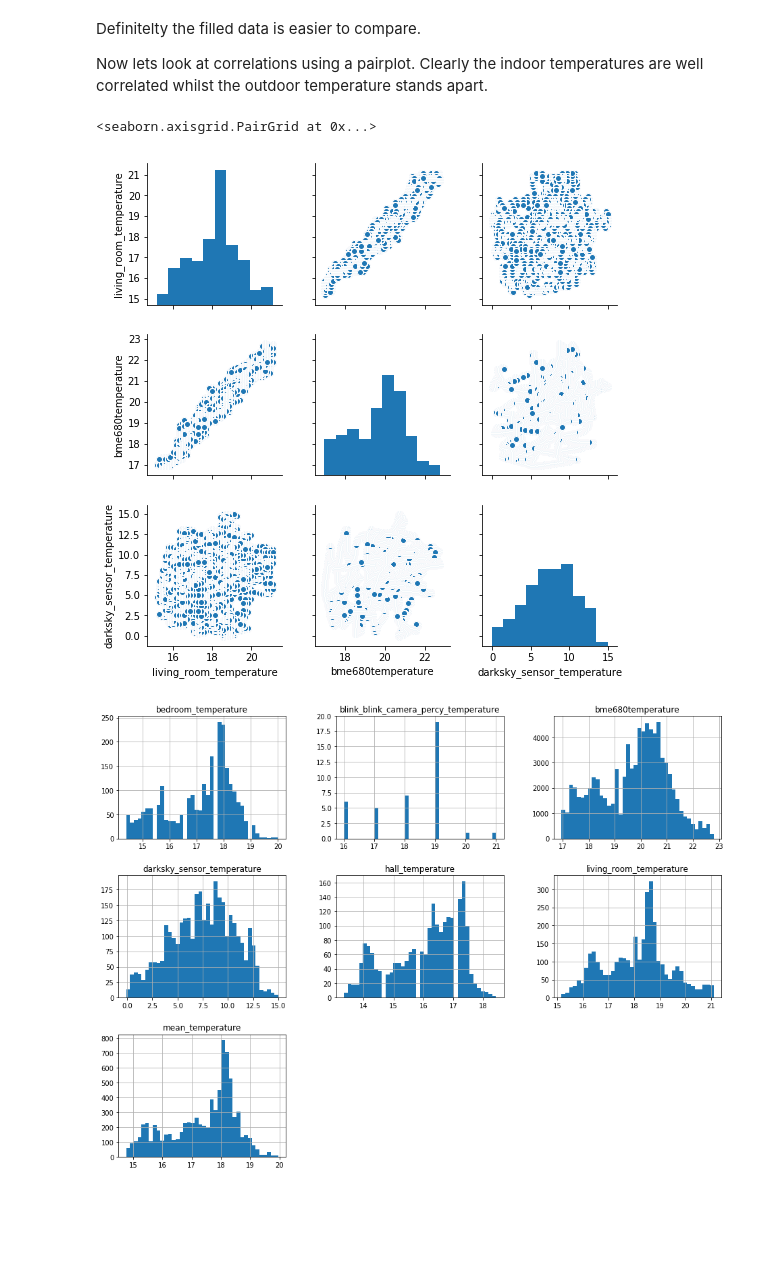
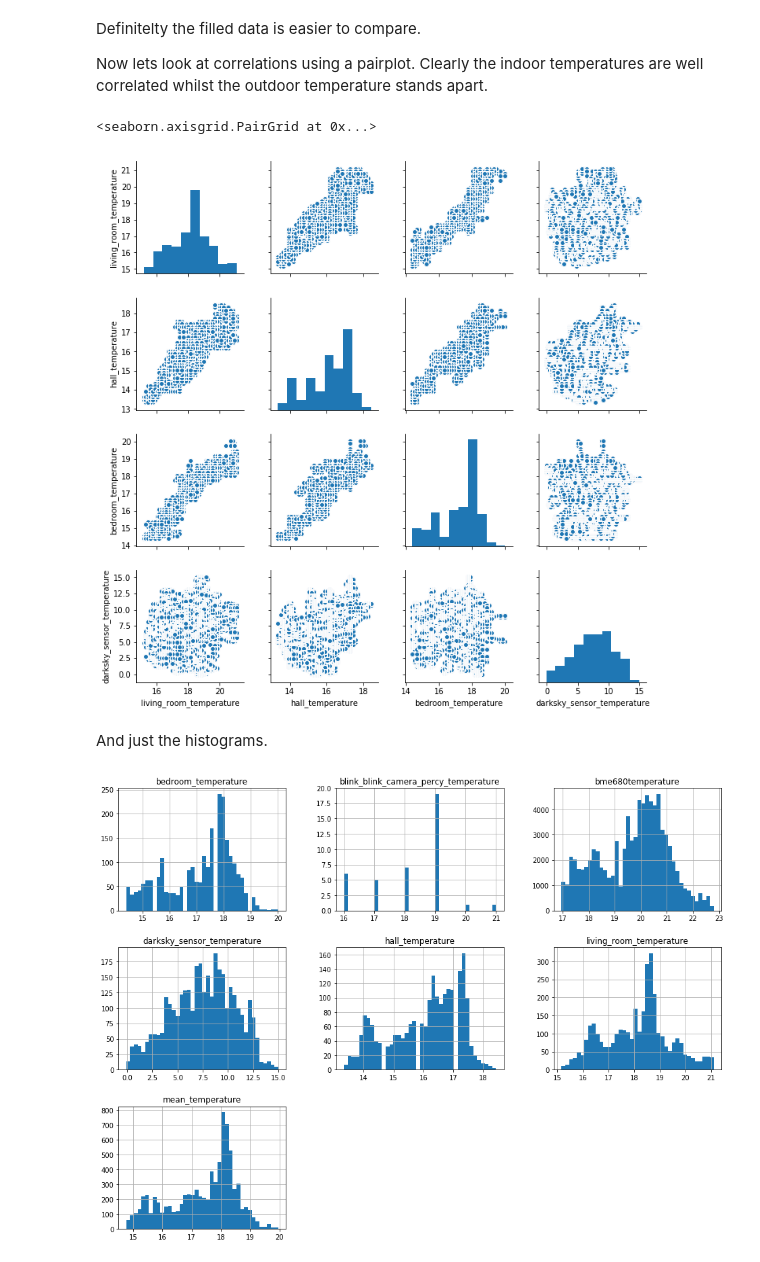
Before and after one commit to robmarkcole/HASS-data-science, a Jupyter notebook: SQLAlchemy HASS 21-11-2017.ipynb, the cells around one changed output. Drawn from its saved outputs; the diff is of its cells as text; code cells hidden in the pictures; blank space fills up the shorter version.

```diff
--- a/SQLAlchemy HASS 21-11-2017.ipynb
+++ b/SQLAlchemy HASS 21-11-2017.ipynb
@@ -290,9 +323,9 @@ Definitelty the filled data is easier to compare.
 Now lets look at correlations using a pairplot. Clearly the indoor temperatures are well correlated whilst the outdoor temperature stands apart.
 # %%
 sns.pairplot(temperature_sensors_df_filled[['living_room_temperature',
-                                            # 'bedroom_temperature',
-                                             'bme680temperature',
+                                             'hall_temperature',
+                                             'bedroom_temperature',
                                              'darksky_sensor_temperature']])
 # %% [output]
 <seaborn.axisgrid.PairGrid at 0x...>
-[figure, old version]
+[figure, new version]
@@ -301,3 +332,5 @@ And just the histograms.
+# %% [markdown]
+And just the histograms.
 # %%
 height=12
 width=16
```
Also changed, not shown: parts of 19 cells of this notebook.
